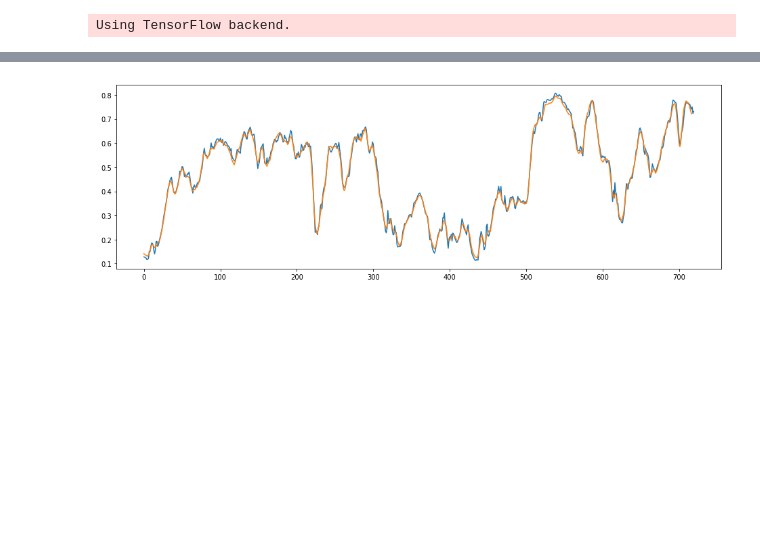
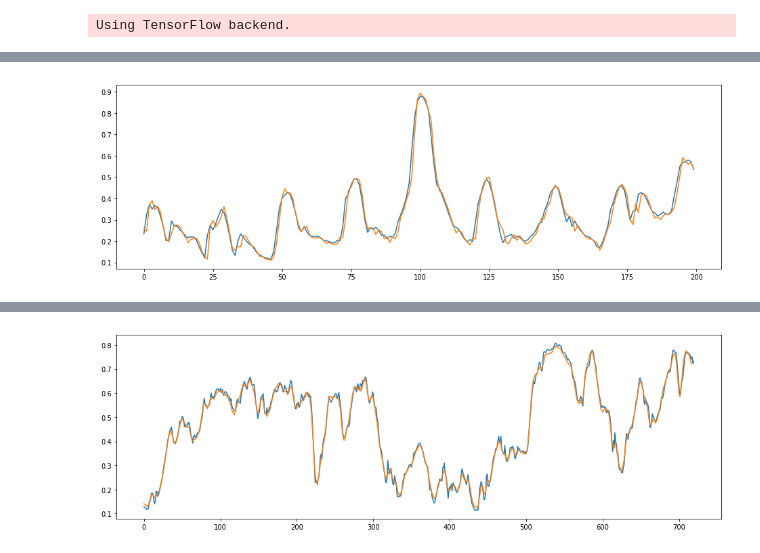
Before and after one commit to jstaffans/renewables, a Jupyter notebook: notebooks/Renewables.ipynb, the cells around one changed output, grey strips where cells are left out. Cells and saved outputs as stored; diff of their text form; code cells hidden in the pictures; blank space fills up the shorter version.

```diff
--- a/notebooks/Renewables.ipynb
+++ b/notebooks/Renewables.ipynb
@@ -159,0 +141,7 @@ The LSTM predicts too heavily based on previous value. Need more inputs.
+# %%
+generation_data = pd.read_csv('../data/generation_2018.csv').set_index('timestamp')
+environment_data = pd.read_csv('../data/environment_2018.csv').set_index('timestamp')
+test_data = pd.concat([generation_data, environment_data], axis=1)
+
+test_data_shifted = shift_weather_features_back(test_data, 1)
+test_x, test_y, _, _ = create_datasets(test_data_shifted, lookback, scaler)
@@ -159,0 +153,4 @@ The LSTM predicts too heavily based on previous value. Need more inputs.
+# %%
+plot_comparison(model, test_x, test_y, start=1200, end=1400)
+# %% [output]
+[figure, added]
```
Also changed, not shown: parts of 25 cells of this notebook, 8 other files.
